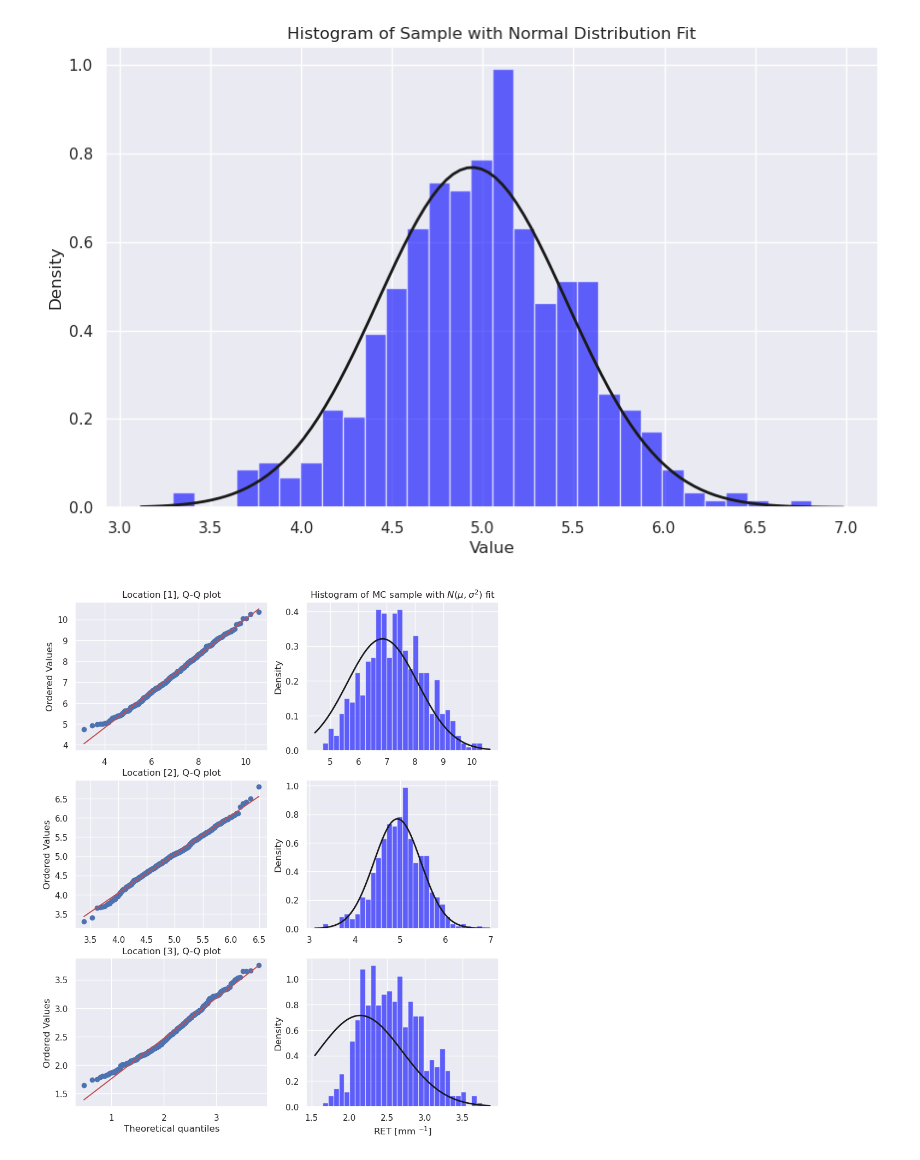
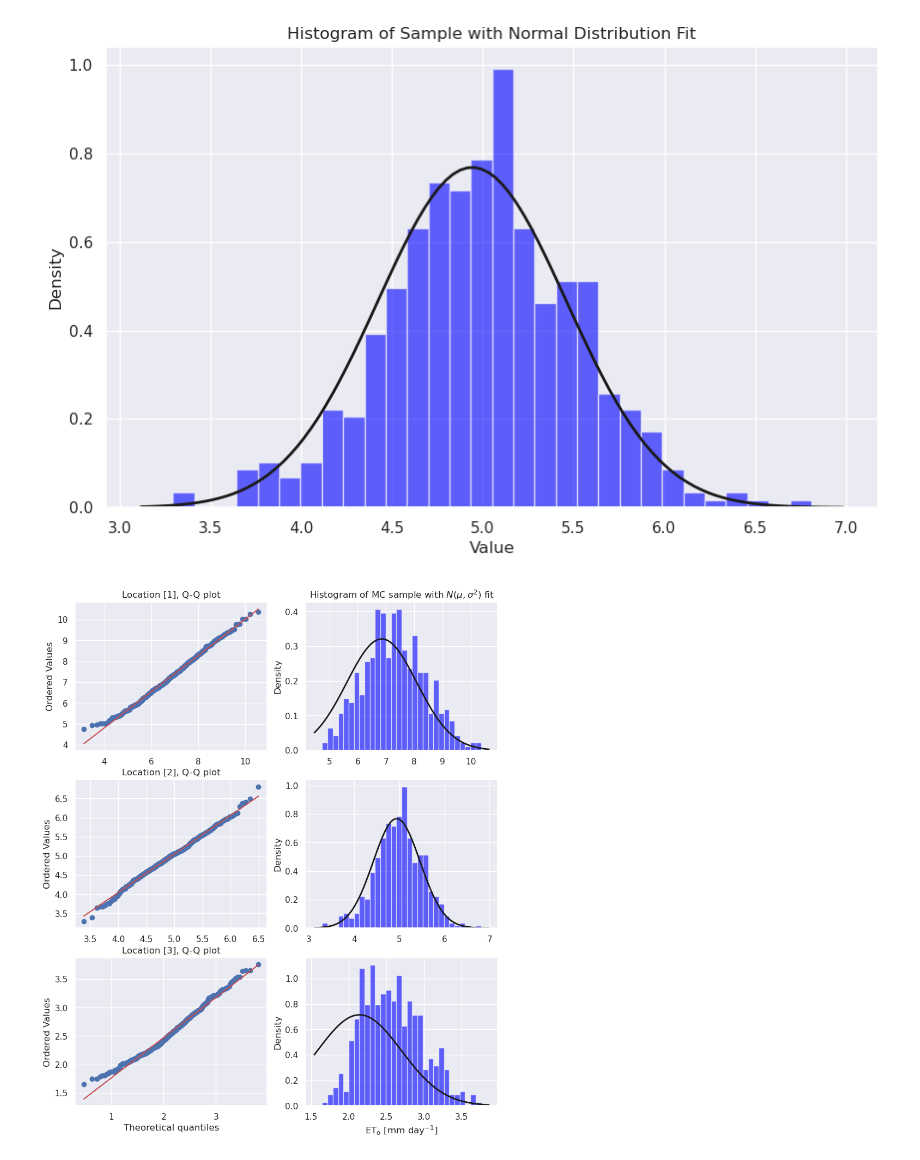
Before and after one commit to trngbich/ReanalysisMeteoRET, a Jupyter notebook: 3_uncertainty_propagation/3_test_norm_dist_MC.ipynb, the cells around one changed output. Cells and saved outputs as stored; diff of their text form; code cells hidden in the pictures.

Commit message:
Revision: updated figures, additional comparisons

```diff
--- a/3_uncertainty_propagation/3_test_norm_dist_MC.ipynb
+++ b/3_uncertainty_propagation/3_test_norm_dist_MC.ipynb
@@ -169,0 +142,29 @@ plt.show()
+# %%
+sns.set_theme(style="darkgrid")
+import matplotlib.patheffects as path_effects
+###
+cmap = mcolors.ListedColormap(['lightblue', 'red'])  # Colors for not rejected and rejected
+bounds = [0, 0.5, 1]  # Define boundaries for the two colors
+norm = mcolors.BoundaryNorm(bounds, cmap.N)
+
+fig, ax = plt.subplots(figsize=(8, 6))
+im=da.plot(cmap=cmap, norm=norm,add_colorbar=False,ax=ax)
+
+# Create a colorbar with custom labels
+cbar = plt.colorbar(im, ticks=[0.25, 0.75])
+cbar.ax.set_yticklabels(['Not Rejected', 'Rejected'])
+# Rotate ytick labels on the colorbar
+for tick_label in cbar.ax.get_yticklabels():
+    tick_label.set_rotation(90)
+cbar.set_label('Test Result', rotation=90, labelpad=15)
+# add points
+for i, point in enumerate(points):
+    [x,y]=point
+    [lat,lon]=[da.latitude[y].values,da.longitude[x].values]
+    ax.plot(lon, lat, 'ro', markersize=5,color='black')
+    text=ax.text(lon, lat+1, f'[{i+1}]', fontsize=12, ha='right',color='white')
+    text.set_path_effects([path_effects.Stroke(linewidth=2, foreground='black'),
+                           path_effects.Normal()])
+plt.title(f"Normality test, {date}")
+plt.savefig('./figures/norm_test_180601_2.png',dpi=300,bbox_inches='tight')
+plt.show()
@@ -244,33 +247,33 @@ plt.show()
 points=[
     [80,35], #x, y
     [100,60], #x, y
     [100,120], #x, y
 ]
 fig,axss=plt.subplots(3,2,figsize=(10, 12))
 for i,point in enumerate(points):
     axs=axss[i,:]
     [x,y]=point
     data=ds_out[:,y,x]
     mean=ds_taylor['mean'].values[y,x]
     std= ds_taylor['std'].values[y,x]
     stats.probplot(data, dist="norm", sparams=(mean, std), plot=axs[0])
     count, bins, ignored = axs[1].hist(data, bins=30, density=True, alpha=0.6, color='blue')
     xmin, xmax =  axs[1].get_xlim()
     v = np.linspace(xmin, xmax, 100)
     p = stats.norm.pdf(v, mean, std)
     axs[1].plot(v, p, 'k', linewidth=2)
     axs[0].set_title(f'Location [{i+1}], Q-Q plot')
     if i == 0:
         axs[1].set_title('Histogram of MC sample with $N(\mu,\sigma^2$) fit')
     else:
         axs[1].set_title('')
     if i == 2:
-        axs[1].set_xlabel('RET [mm $^{-1}$]')
+        axs[1].set_xlabel('$\mathregular{ET_o}$ [mm day$^{-1}$]')
     else:
         axs[1].set_xlabel('')
         axs[0].set_xlabel('')
     axs[1].set_ylabel('Density')
-plt.savefig('./figures/QQ_hist_points_180601.png',bbox_inches='tight')
+plt.savefig('./figures/QQ_hist_points_180601.png',dpi=300,bbox_inches='tight')
 plt.show()
 # %% [output]
-[figure, old version]
+[figure, new version]
```
Also changed, not shown: parts of 4 cells of this notebook, 23 other files.
